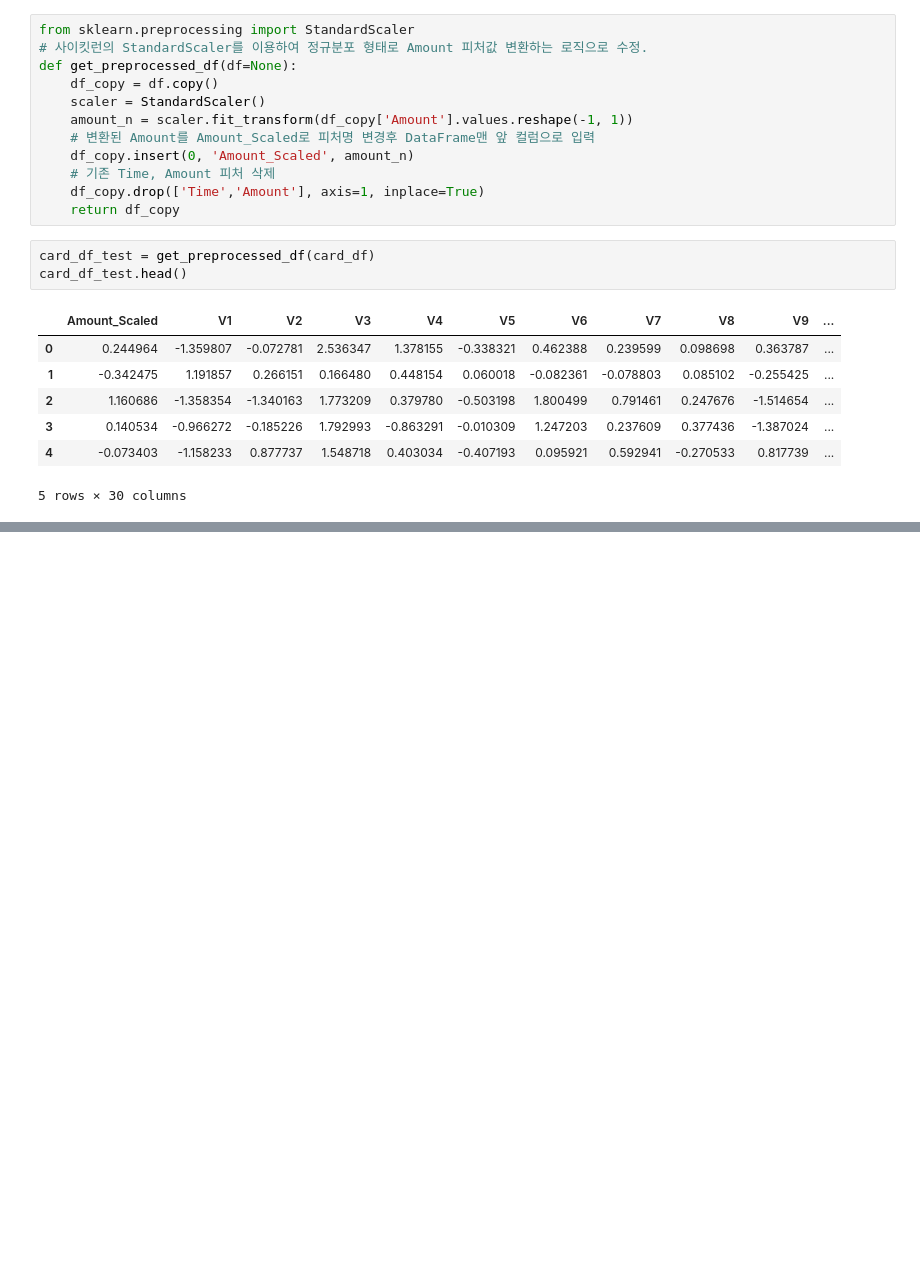
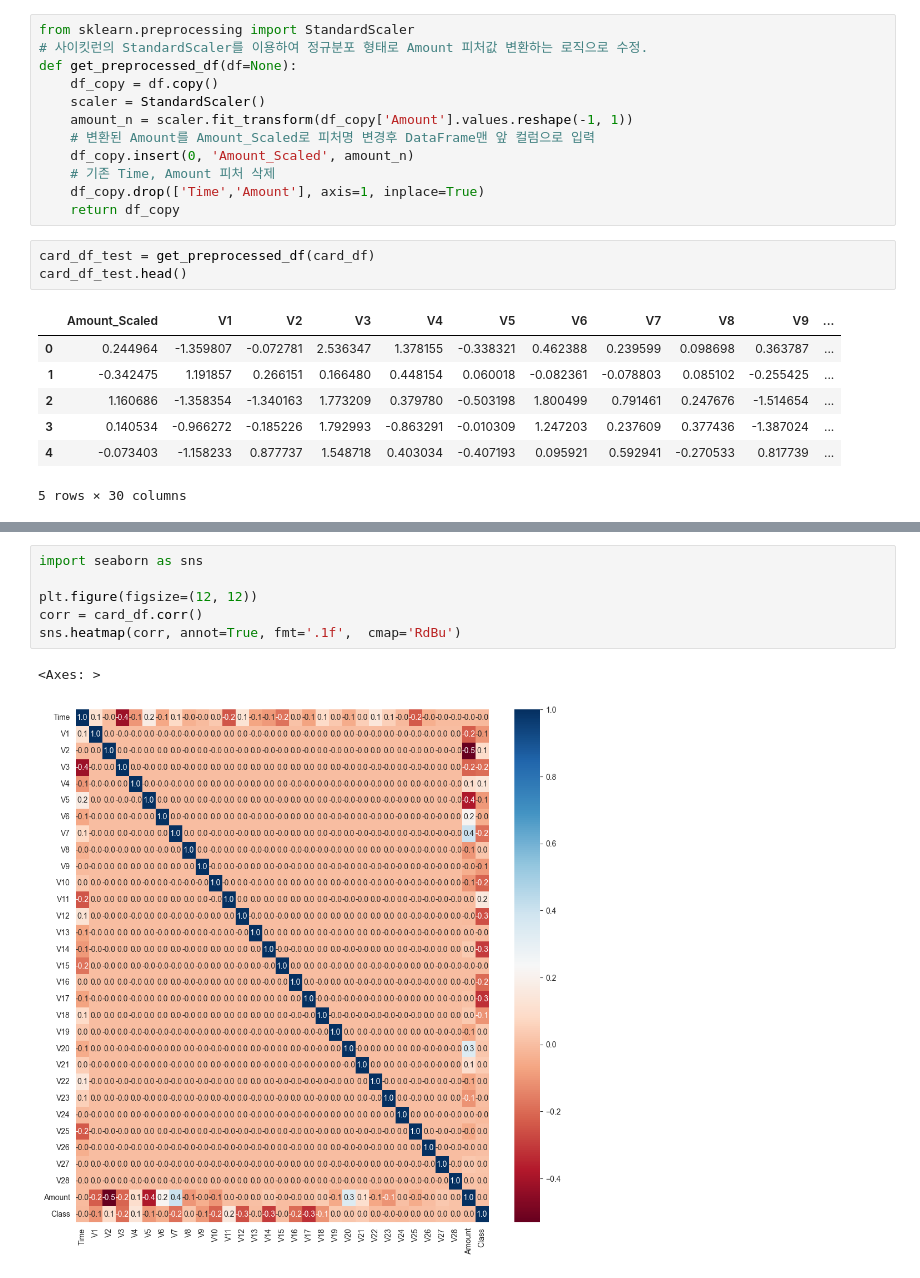
Before and after one commit to kartmon61/ml-study, a Jupyter notebook: self-study/credit-card/credit_card.ipynb, the cells around one changed output, grey strips where cells are left out. Drawn from its saved outputs; the diff is of its cells as text; blank space fills up the shorter version.

```diff
--- a/self-study/credit-card/credit_card.ipynb
+++ b/self-study/credit-card/credit_card.ipynb
@@ -168,0 +270,9 @@ card_df_test.head()
+# %%
+import seaborn as sns
+
+plt.figure(figsize=(12, 12))
+corr = card_df.corr()
+sns.heatmap(corr, annot=True, fmt='.1f',  cmap='RdBu')
+# %% [output]
+<Axes: >
+[figure, added]
```
Also changed, not shown: parts of 18 cells of this notebook.
